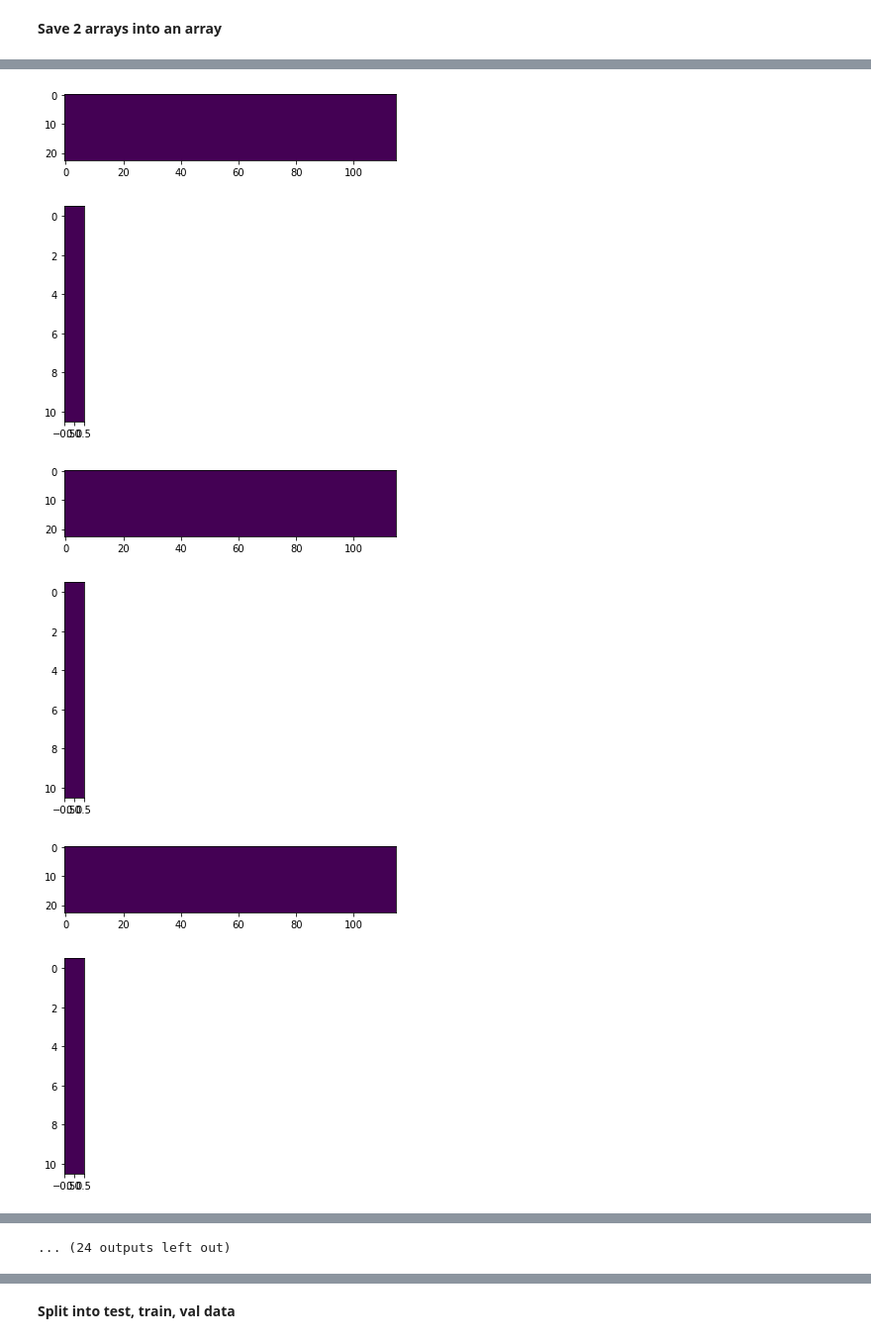
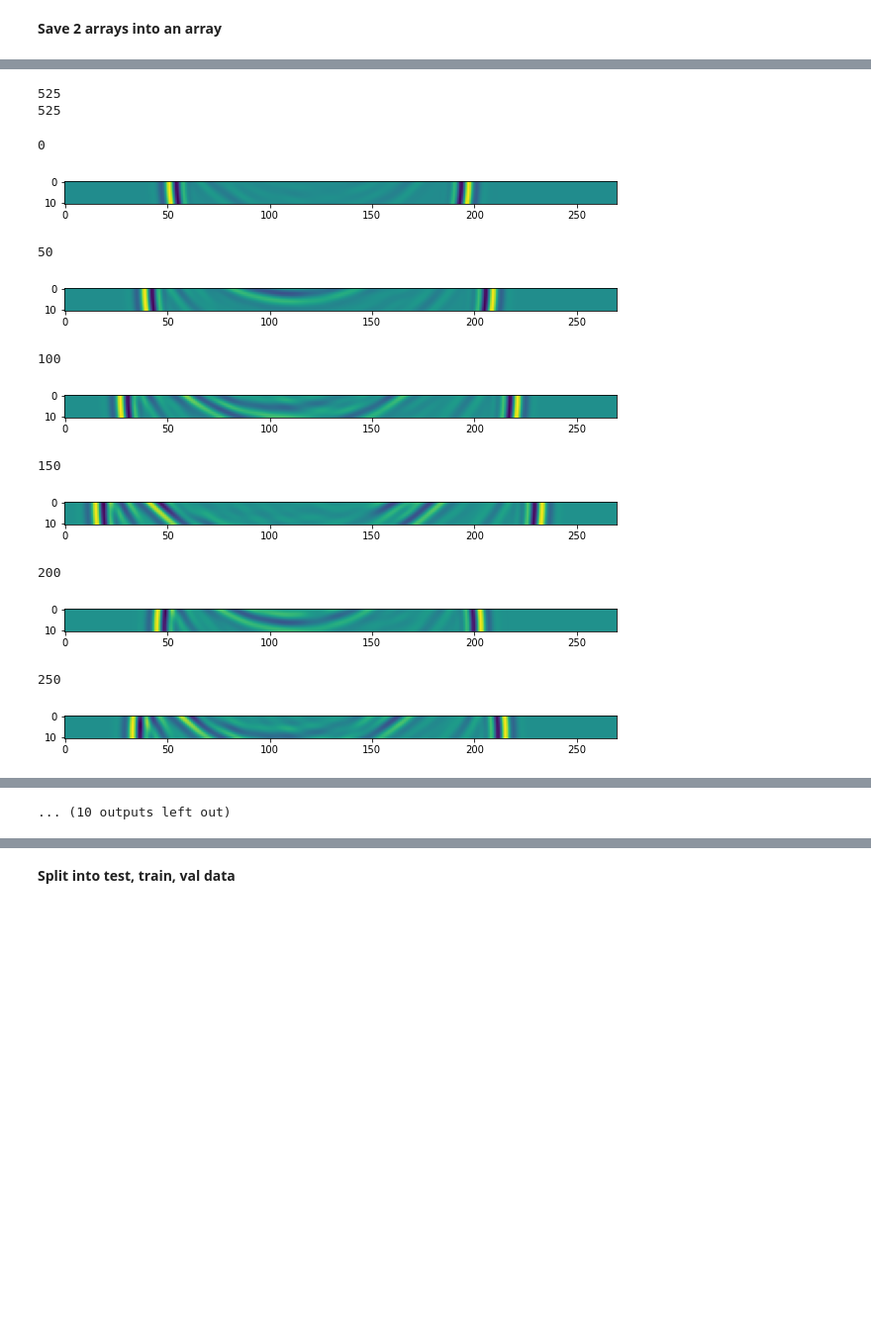
Before and after one commit to nicku-a/ConvLSTM_3D_Brain_Ultrasound, a Jupyter notebook: Debias_Data.ipynb, the cells around one changed output, grey strips where cells are left out. Shown at 99% size. Drawn from its saved outputs; the diff is of its cells as text; code cells hidden in the pictures; blank space fills up the shorter version.

```diff
--- a/Debias_Data.ipynb
+++ b/Debias_Data.ipynb
@@ -131,7 +96,0 @@ print(np.min(norm_labels), np.max(norm_labels))
-# %%
-for i in range (0, 87980, 1000):
-  print('Datapiece ' + str(i))
-  pyplot.imshow(norm_inputs[i])
-  pyplot.show()
-  pyplot.imshow(norm_labels[i])
-  pyplot.show()
@@ -160,0 +103,11 @@ dataset = np.asarray(dataset)
+# %%
+dataset = np.asarray(list(zip(norm_inputs[350*270:525*270], norm_labels[350*270:525*270])))
+dataset2 = np.asarray(list(zip(norm_inputs[525*270+350*270:525*270*2], norm_labels[525*270+350*270:525*270*2])))
+dataset3 = np.asarray(list(zip(norm_inputs[525*270*2+350*270:525*270*3], norm_labels[525*270*2+350*270:525*270*3])))
+
+print(dataset.shape)
+dataset = np.vstack((dataset, dataset2))
+print(dataset.shape)
+dataset = np.vstack((dataset, dataset3))
+
+print(dataset.shape)
@@ -165,13 +122,39 @@ print(dataset.shape)
+# %%
+wavedataset = dataset
+# %%
+labels = wavedataset[:,1]
+wall=[]
+for i in range(0,len(labels),270):
+  wall.append(labels[i:i+270].squeeze())
+
+print(len(wall))
+
+reshaped_walls = np.zeros((175*3,270,11))
+for i in range(175*3):
+  for j in range(270):
+    for k in range(11):
+      reshaped_walls[i,j,k] = wall[i][j][k].squeeze()
+
+print(len(reshaped_walls))
+# %% [output]
+525
+525
 # %%
-for i in range (0, len(dataset), 5000):
-  plt.imshow(dataset[i][0])
+for i in range(0,len(reshaped_walls),50):
+  print(i)
+  plt.figure(figsize=(10,10))
+  plt.imshow(np.rot90(reshaped_walls[i]))
   plt.show()
-  plt.imshow(dataset[i][1])
-  plt.show()
 # %% [output]
+0
-[figure, old version]
+[figure, new version]
+50
-[figure, old version]
+[figure, new version]
+100
-[figure, old version]
+[figure, new version]
+150
-[figure, old version]
+[figure, new version]
+200
-[figure, old version]
+[figure, new version]
+250
-[figure, old version]
+[figure, new version]
@@ -184 +161 @@ for i in range (0, len(dataset), 5000):
-... (24 outputs left out)
+... (10 outputs left out)
```
Also changed, not shown: parts of 185 cells of this notebook.
